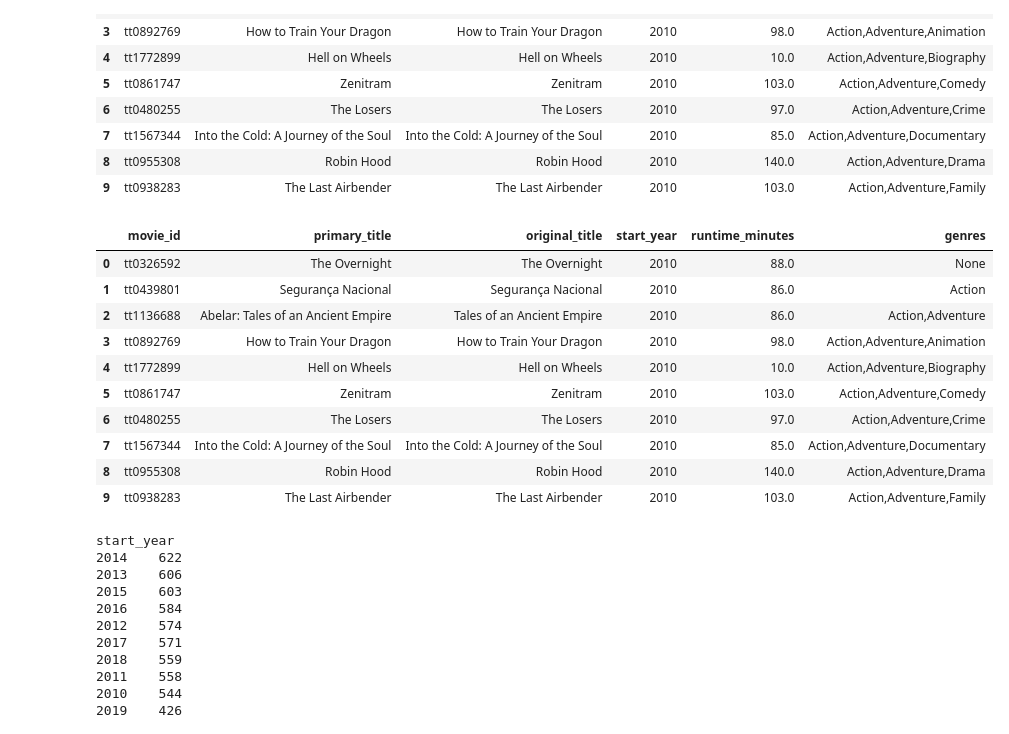
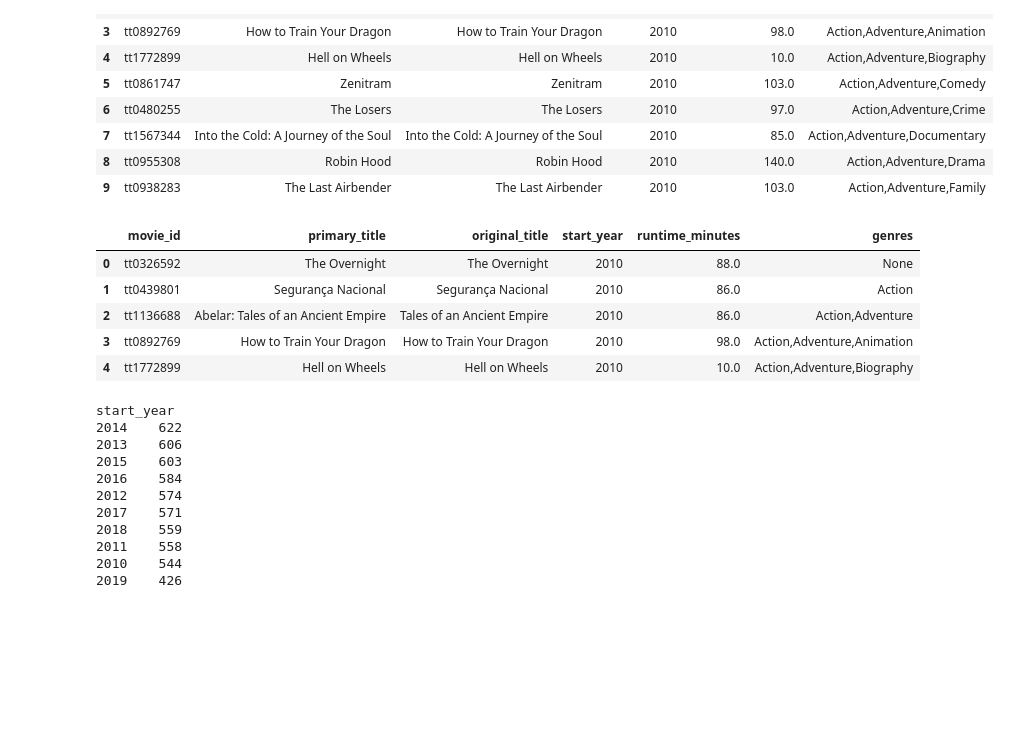
Before and after one commit to ed-gar-k/Phase-1-project, a Jupyter notebook: Phase-one.ipynb, the cells around one changed output. Drawn from its saved outputs; the diff is of its cells as text; code cells hidden in the pictures; blank space fills up the shorter version.

```diff
--- a/Phase-one.ipynb
+++ b/Phase-one.ipynb
@@ -736,26 +811,21 @@ table.head(10)
 # %%
 #slecting data from movie basics query
 genre_query = """
 SELECT *
 FROM movie_basics
 GROUP BY start_year,genres;
 """
 # Creating a DataFrame and checking the data
 
 genre_year = pd.read_sql(genre_query, conn)
-table.head(10)
+table.head()
 # %% [output]
 |  | movie_id | primary_title | original_title | start_year | runtime_minutes | genres |
 | 0 | tt0326592 | The Overnight | The Overnight | 2010 | 88.0 | None |
 | 1 | tt0439801 | Segurança Nacional | Segurança Nacional | 2010 | 86.0 | Action |
 | 2 | tt1136688 | Abelar: Tales of an Ancient Empire | Tales of an Ancient Empire | 2010 | 86.0 | Action,Adventure |
 | 3 | tt0892769 | How to Train Your Dragon | How to Train Your Dragon | 2010 | 98.0 | Action,Adventure,Animation |
 | 4 | tt1772899 | Hell on Wheels | Hell on Wheels | 2010 | 10.0 | Action,Adventure,Biography |
-| 5 | tt0861747 | Zenitram | Zenitram | 2010 | 103.0 | Action,Adventure,Comedy |
-| 6 | tt0480255 | The Losers | The Losers | 2010 | 97.0 | Action,Adventure,Crime |
-| 7 | tt1567344 | Into the Cold: A Journey of the Soul | Into the Cold: A Journey of the Soul | 2010 | 85.0 | Action,Adventure,Documentary |
-| 8 | tt0955308 | Robin Hood | Robin Hood | 2010 | 140.0 | Action,Adventure,Drama |
-| 9 | tt0938283 | The Last Airbender | The Last Airbender | 2010 | 103.0 | Action,Adventure,Family |
 # %%
 #value counts for movie start years
 genre_year_plot=genre_year["start_year"].value_counts()
```
Also changed, not shown: parts of 35 cells of this notebook, 2 other files.
